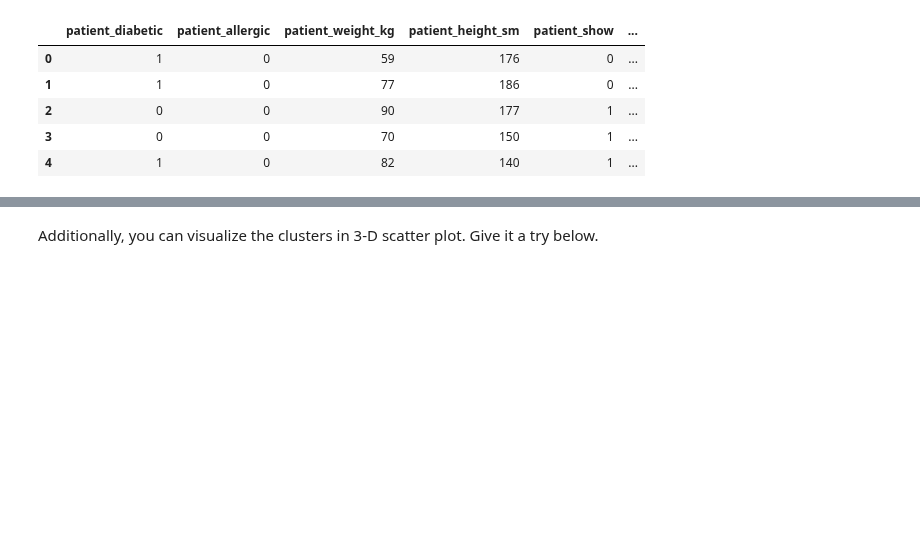
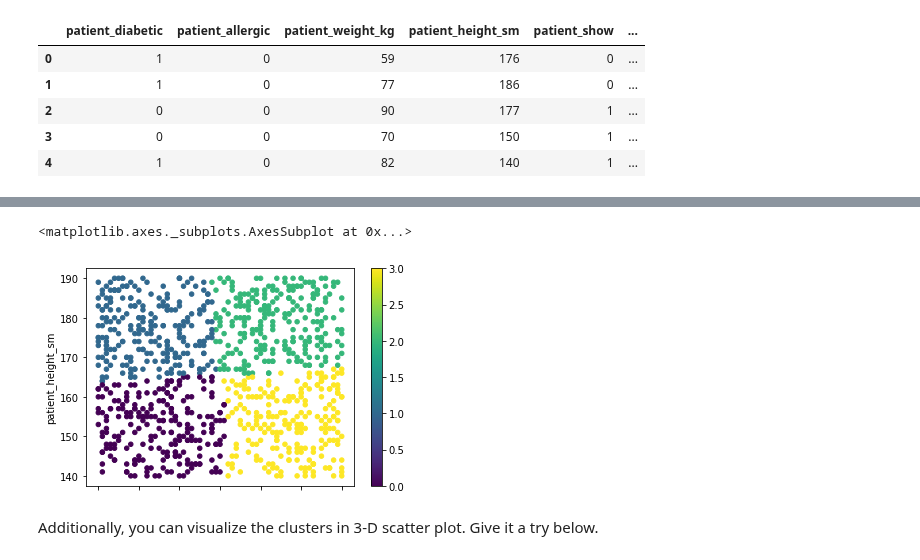
Before and after one commit to Almuglezsalcedo/datamad0119, a Jupyter notebook: module-3/lab-sklearn-and-unsupervised-learning/your-code/main.ipynb, the cells around one changed output, grey strips where cells are left out. Drawn from its saved outputs; the diff is of its cells as text; code cells hidden in the pictures; blank space fills up the shorter version.

```diff
--- a/module-3/lab-sklearn-and-unsupervised-learning/your-code/main.ipynb
+++ b/module-3/lab-sklearn-and-unsupervised-learning/your-code/main.ipynb
@@ -502,2 +500,7 @@ If the scatter plot does not make any sense to you, it means the features you ch
+# %%
+patients.plot.scatter(x='patient_weight_kg', y='patient_height_sm', c=patients_cluster.labels_.astype(float),colormap='viridis')
+# %% [output]
+<matplotlib.axes._subplots.AxesSubplot at 0x...>
+[figure, added]
 # %% [markdown]
 Additionally, you can visualize the clusters in 3-D scatter plot. Give it a try below.
```
Also changed, not shown: parts of 10 cells of this notebook.
